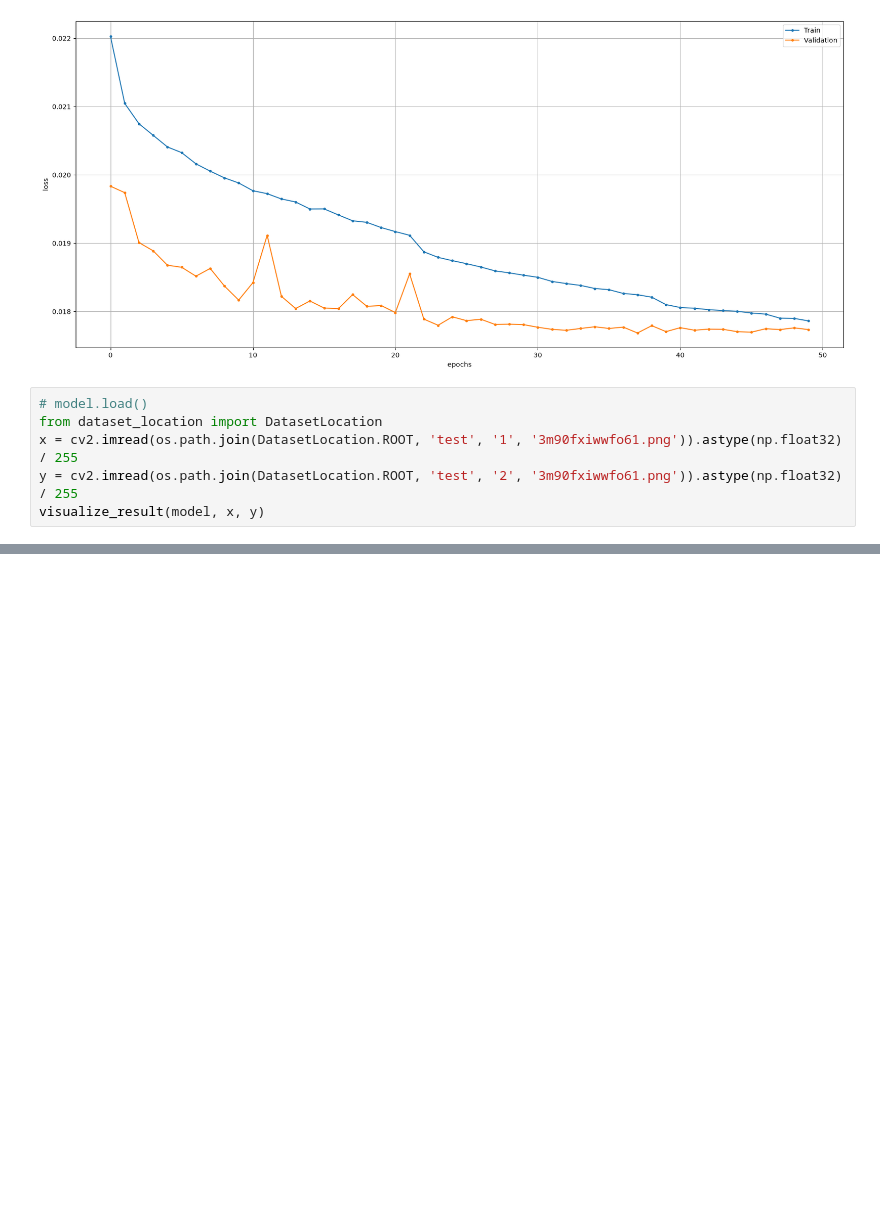
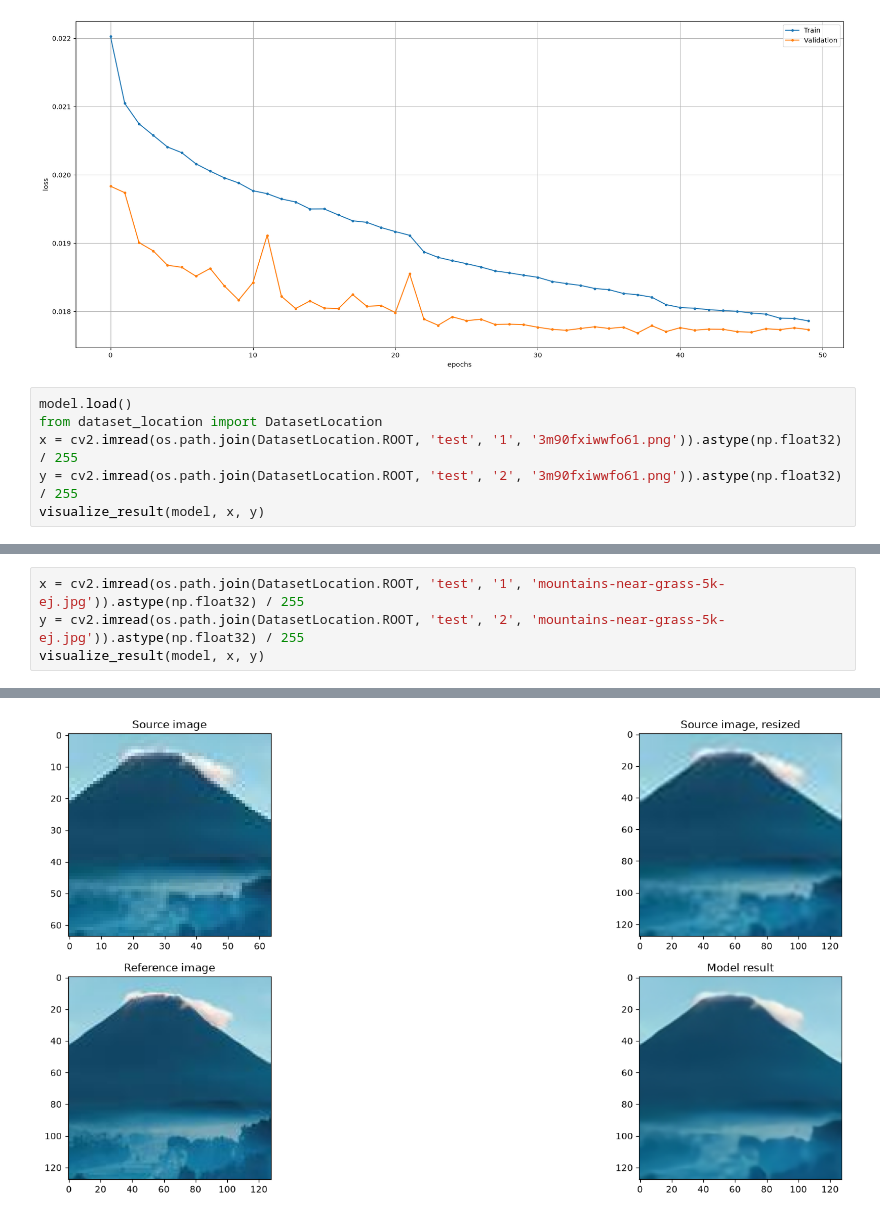
Before and after one commit to andreasvonvogt/cv-course-project, a Jupyter notebook: upscale2x.ipynb, the cells around one changed output, grey strips where cells are left out. Cells and saved outputs as stored; diff of their text form; blank space fills up the shorter version.

```diff
--- a/upscale2x.ipynb
+++ b/upscale2x.ipynb
@@ -192,7 +192,7 @@ Train loss      0.01786273717880249
 Validation loss 0.017735259607434273
 [figure]
 # %%
-# model.load()
+model.load()
 from dataset_location import DatasetLocation
 x = cv2.imread(os.path.join(DatasetLocation.ROOT, 'test', '1', '3m90fxiwwfo61.png')).astype(np.float32) / 255
 y = cv2.imread(os.path.join(DatasetLocation.ROOT, 'test', '2', '3m90fxiwwfo61.png')).astype(np.float32) / 255
@@ -215 +215,6 @@ MAE loss:  tensor(0.0394, device='cuda:0') tensor(0.0437, device='cuda:0')
 [figure]
+# %%
+x = cv2.imread(os.path.join(DatasetLocation.ROOT, 'test', '1', 'mountains-near-grass-5k-ej.jpg')).astype(np.float32) / 255
+y = cv2.imread(os.path.join(DatasetLocation.ROOT, 'test', '2', 'mountains-near-grass-5k-ej.jpg')).astype(np.float32) / 255
+visualize_result(model, x, y)
+# %% [output]
@@ -215,0 +225 @@ MAE loss:  tensor(0.0394, device='cuda:0') tensor(0.0437, device='cuda:0')
+[figure, added]
```
Also changed, not shown: parts of 6 cells of this notebook.
